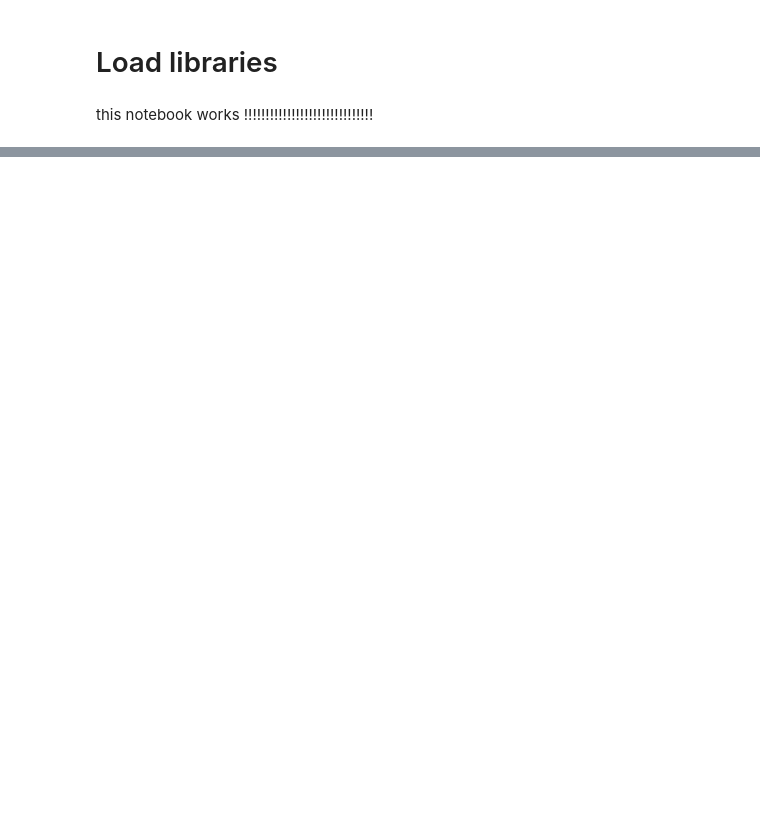
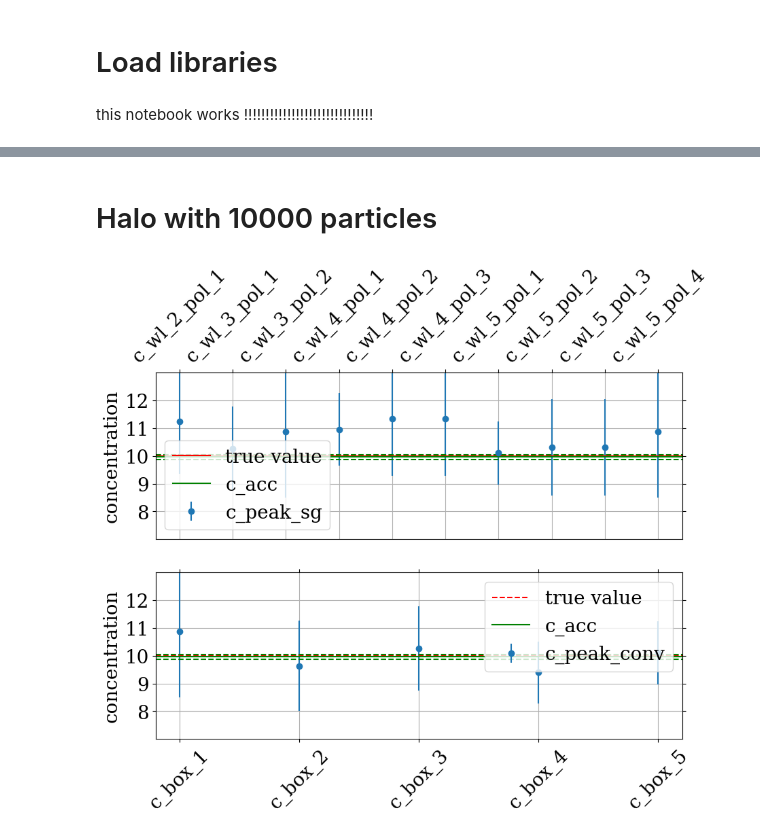
Before and after one commit to cosmo-gb/Halo_characteristics, a Jupyter notebook: compute_profile_parameters/test_concentration.ipynb, the cells around one changed output, grey strips where cells are left out. Saved outputs shown, nothing was run; the diff lists cells and outputs as text; code cells hidden in the pictures; blank space fills up the shorter version.

```diff
--- a/compute_profile_parameters/test_concentration.ipynb
+++ b/compute_profile_parameters/test_concentration.ipynb
@@ -26,0 +139,14 @@ N_tot = 10000
+# %% [markdown]
+# Halo with 10000 particles
+# %%
+N_part = 10000
+N_bin = 30
+N_times = 1000
+box_arr = [1, 2, 3, 4, 5]
+wl_arr = [2, 3, 4, 5]
+pol_arr = [1, 2, 3, 4, 5]
+c_acc, c_peak, dc_peak, c_peak_sg, dc_peak_sg = test_many_computation(box_arr, wl_arr, pol_arr,
+                                                                      N_times, N_part, N_bin)
+do_plot(c_acc, c_peak, dc_peak, c_peak_sg, dc_peak_sg)
+# %% [output]
+[figure, added]
```
Also changed, not shown: parts of 11 cells of this notebook, 3 other files.
